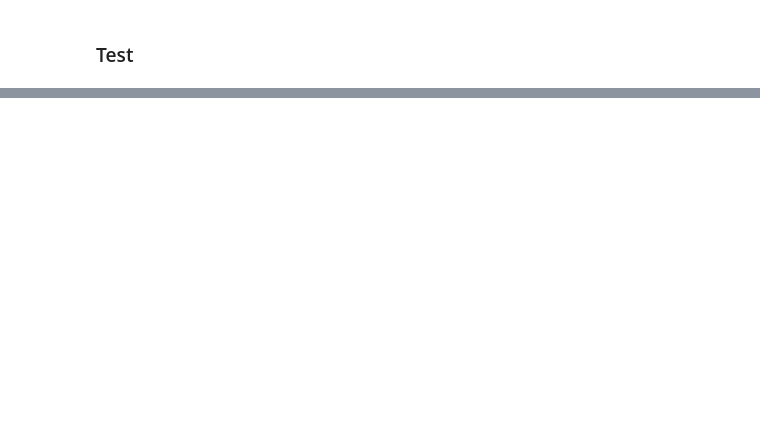
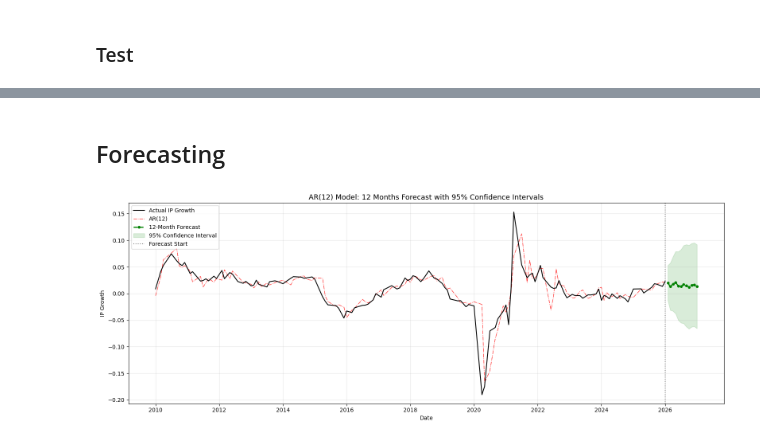
Before and after one commit to azukiw77/industrial_production_forecasting, a Jupyter notebook: Code.ipynb, the cells around one changed output, grey strips where cells are left out. Cells and saved outputs as stored; diff of their text form; code cells hidden in the pictures; blank space fills up the shorter version.

```diff
--- a/Code.ipynb
+++ b/Code.ipynb
@@ -284,0 +245,55 @@ plt.show()
+# %% [markdown]
+## Forecasting
+# %%
+
+best_model = ARIMA(reg_df['IP_growth'], order=(12, 0, 0)).fit()
+
+model_pred = best_model.fittedvalues
+
+model_result = best_model.get_forecast(steps=12)
+model_mean = model_result.predicted_mean
+forecast_ci = model_result.conf_int(alpha=0.05)  # 95% CI
+
+last_date = reg_df['observation_date'].iloc[-1]
+future_dates = pd.date_range(start=last_date, periods=13, freq='MS')[1:]
+
+display_start = pd.Timestamp('2010-01-01')
+display_df = reg_df['observation_date'] >= display_start
+
+fig, ax = plt.subplots(figsize=(16, 6))
+
+# Original Data
+ax.plot(reg_df['observation_date'][display_df], reg_df['IP_growth'][display_df],
+        color='black', linewidth=1.5, label='Actual IP Growth', zorder=3)
+
+# Test Data
+insample_mask = reg_df['observation_date'].iloc[12:].reset_index(drop=True) >= display_start
+ax.plot(reg_df['observation_date'].iloc[12:][insample_mask.values],
+        model_pred.iloc[12:][insample_mask.values],
+        color='red', linewidth=1, linestyle='-.',
+        label='AR(12)', alpha=0.8)
+
+# 12-month forecast
+ax.plot(future_dates, model_mean,
+        color='green', linewidth=2, linestyle='--',
+        marker='o', markersize=4, label='12-Month Forecast')
+
+# 95% CI shading
+ax.fill_between(future_dates,
+                forecast_ci.iloc[:, 0],
+                forecast_ci.iloc[:, 1],
+                color='green', alpha=0.15, label='95% Confidence Interval')
+
+# Forecast start line
+ax.axvline(x=last_date, color='gray', linestyle=':',
+           linewidth=1.5, label='Forecast Start')
+
+ax.set_title('AR(12) Model: 12 Months Forecast with 95% Confidence Intervals', fontsize=13)
+ax.set_xlabel('Date')
+ax.set_ylabel('IP Growth')
+ax.legend(loc='upper left')
+ax.grid(True, alpha=0.3)
+plt.tight_layout()
+plt.show()
+# %% [output]
+[figure, added]
```
Also changed, not shown: parts of 12 cells of this notebook, 2 other files.
